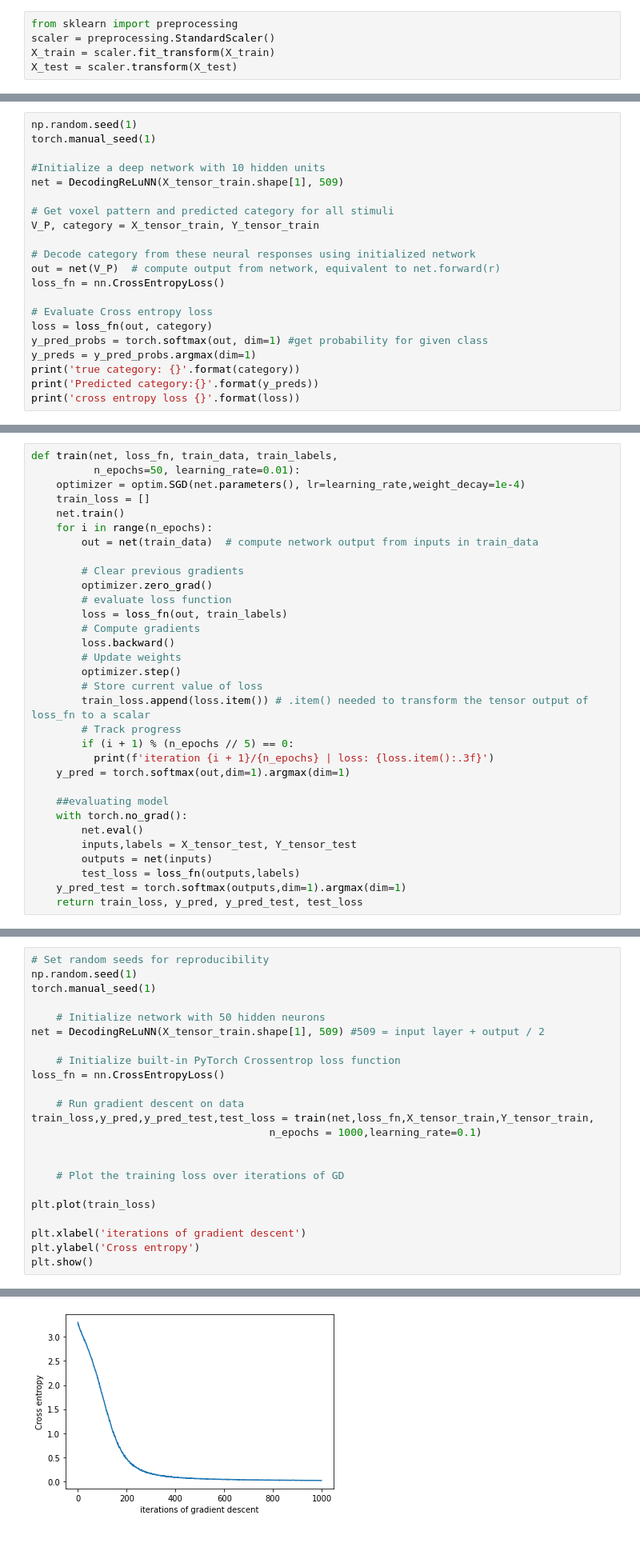
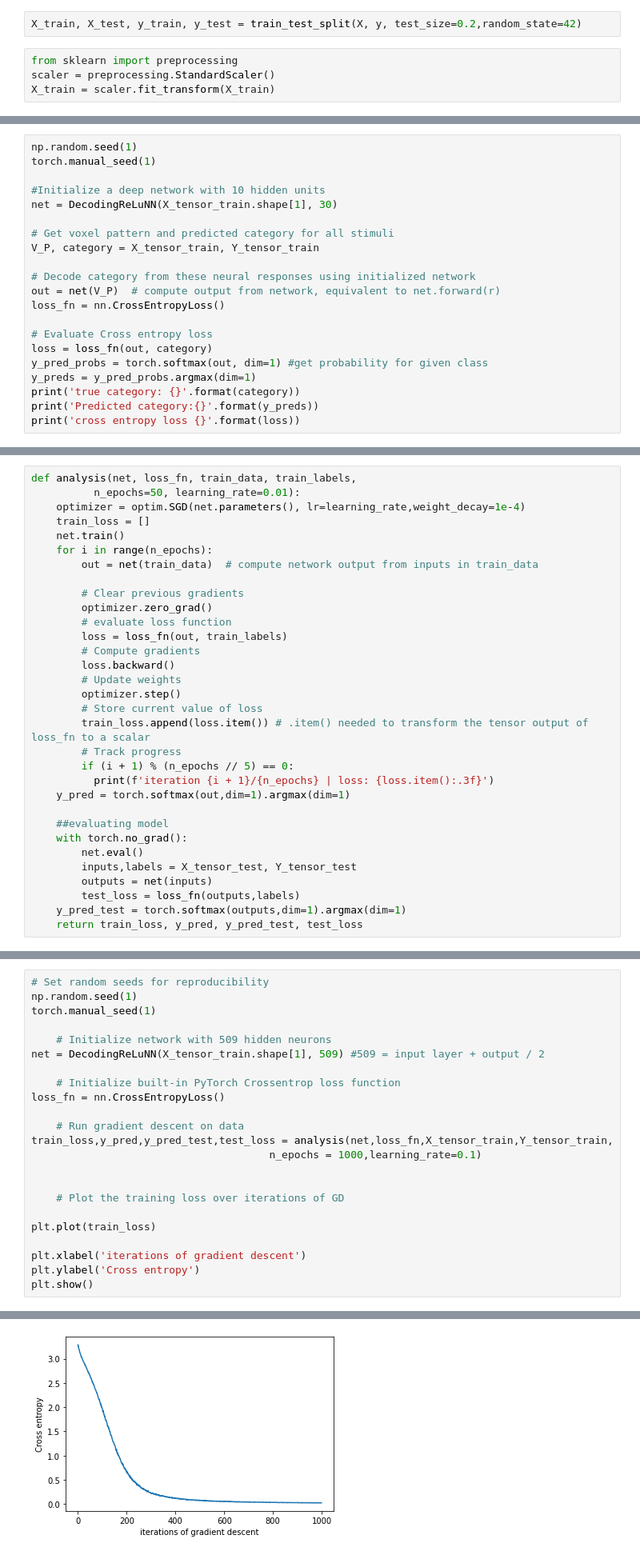
Before and after one commit to JNPauli/Banter, a Jupyter notebook: content/code/Neural_network.ipynb, the cells around one changed output, grey strips where cells are left out. Shown at 80% size. Drawn from its saved outputs; the diff is of its cells as text.

```diff
--- a/content/code/Neural_network.ipynb
+++ b/content/code/Neural_network.ipynb
@@ -157,5 +77,6 @@ X_train, X_test, y_train, y_test = train_test_split(X_, y, test_size=0.2,random_
+# %%
+X_train, X_test, y_train, y_test = train_test_split(X, y, test_size=0.2,random_state=42)
 # %%
 from sklearn import preprocessing
 scaler = preprocessing.StandardScaler()
 X_train = scaler.fit_transform(X_train)
-X_test = scaler.transform(X_test)
@@ -243,7 +150,7 @@ np.random.seed(1)
 torch.manual_seed(1)
 
 #Initialize a deep network with 10 hidden units
-net = DecodingReLuNN(X_tensor_train.shape[1], 509)
+net = DecodingReLuNN(X_tensor_train.shape[1], 30)
 
 # Get voxel pattern and predicted category for all stimuli
 V_P, category = X_tensor_train, Y_tensor_train
@@ -284,5 +202,5 @@ Optimization with gradient descent and regularization (weight_decay)
 # %%
-def train(net, loss_fn, train_data, train_labels,
+def analysis(net, loss_fn, train_data, train_labels,
           n_epochs=50, learning_rate=0.01):
     optimizer = optim.SGD(net.parameters(), lr=learning_rate,weight_decay=1e-4)
     train_loss = []
@@ -321,14 +242,14 @@ k-fold
 np.random.seed(1)
 torch.manual_seed(1)
 
-    # Initialize network with 50 hidden neurons
+    # Initialize network with 509 hidden neurons
 net = DecodingReLuNN(X_tensor_train.shape[1], 509) #509 = input layer + output / 2
 
     # Initialize built-in PyTorch Crossentrop loss function
 loss_fn = nn.CrossEntropyLoss()
 
     # Run gradient descent on data
-train_loss,y_pred,y_pred_test,test_loss = train(net,loss_fn,X_tensor_train,Y_tensor_train,
+train_loss,y_pred,y_pred_test,test_loss = analysis(net,loss_fn,X_tensor_train,Y_tensor_train,
                                       n_epochs = 1000,learning_rate=0.1)
 
 
@@ -348 +269 @@ iteration 1000/1000 | loss: 0.019
-[figure, old version]
+[figure, new version]
```
Also changed, not shown: parts of 41 cells of this notebook.
